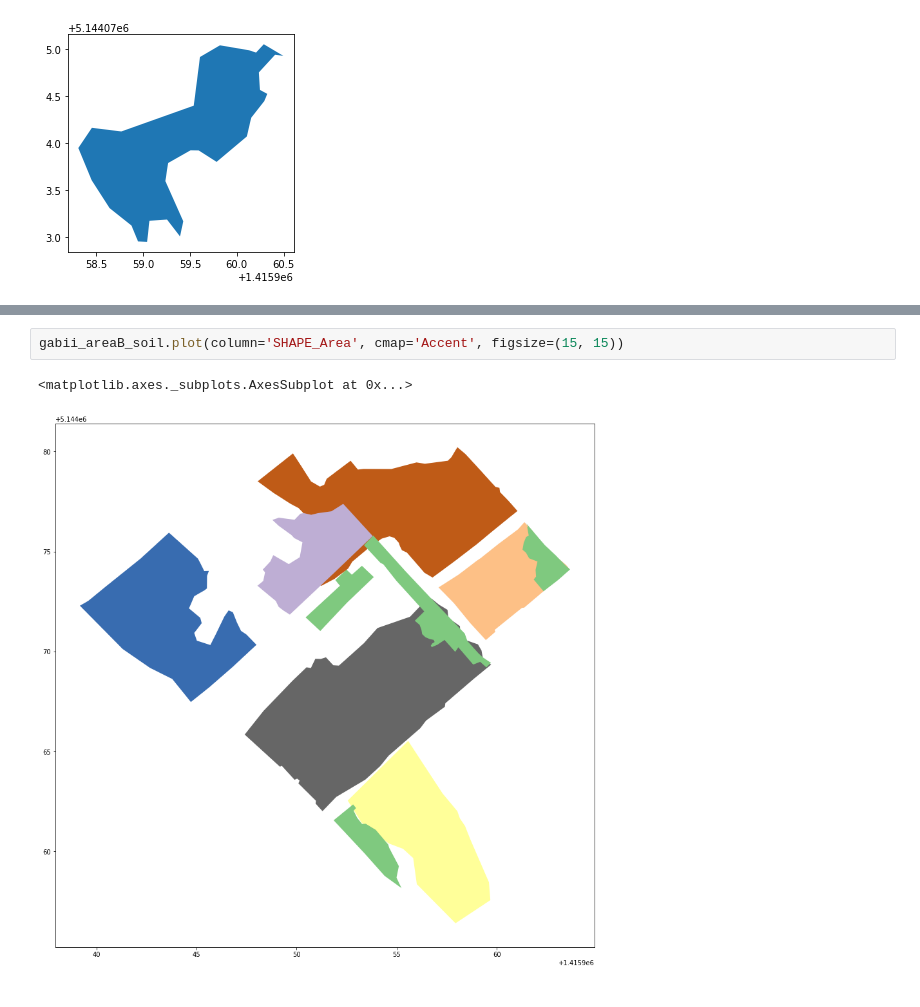
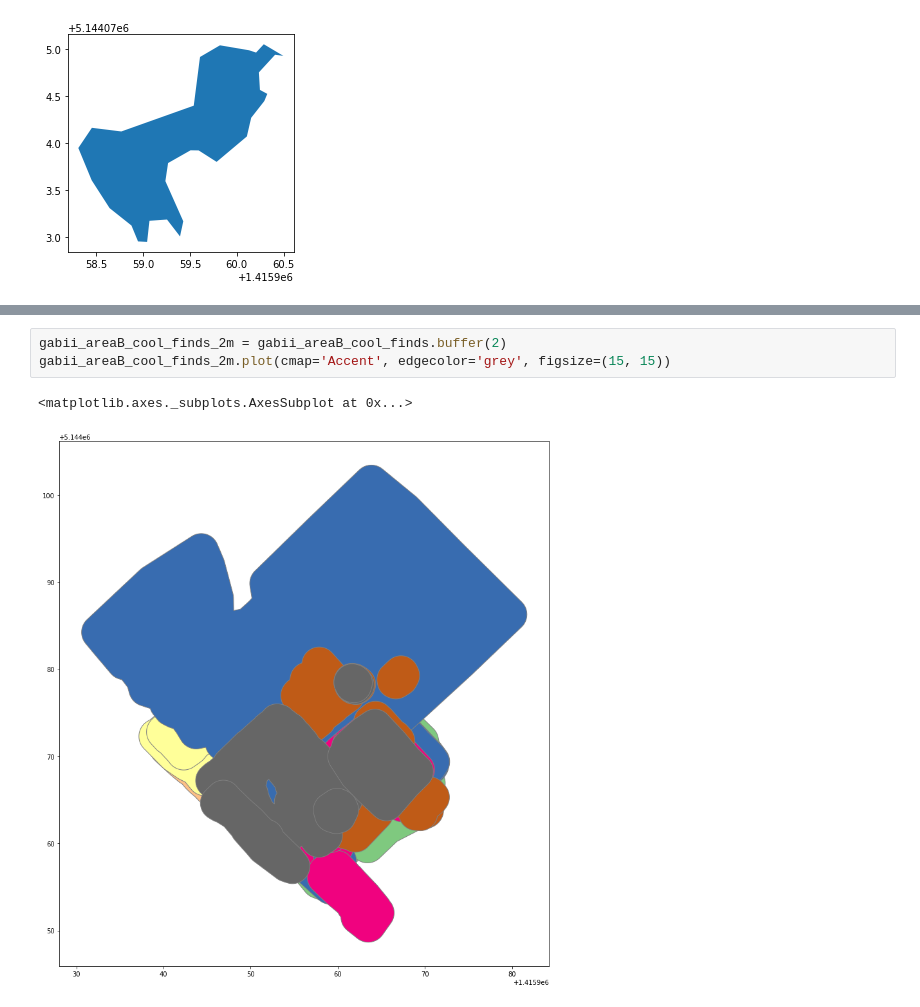
Before and after one commit to ropitz/spatialarchaeology, a Jupyter notebook: 1_spatialarchaeology.ipynb, the cells around one changed output, grey strips where cells are left out. Cells and saved outputs as stored; diff of their text form.

```diff
--- a/1_spatialarchaeology.ipynb
+++ b/1_spatialarchaeology.ipynb
@@ -311,5 +351,6 @@ gabii_areaB_soil
 # %%
-gabii_areaB_soil.plot(column='SHAPE_Area', cmap='Accent', figsize=(15, 15))
+gabii_areaB_cool_finds_2m = gabii_areaB_cool_finds.buffer(2)
+gabii_areaB_cool_finds_2m.plot(cmap='Accent', edgecolor='grey', figsize=(15, 15))
 # %% [output]
 <matplotlib.axes._subplots.AxesSubplot at 0x...>
-[figure, old version]
+[figure, new version]
```
Also changed, not shown: parts of 41 cells of this notebook.
